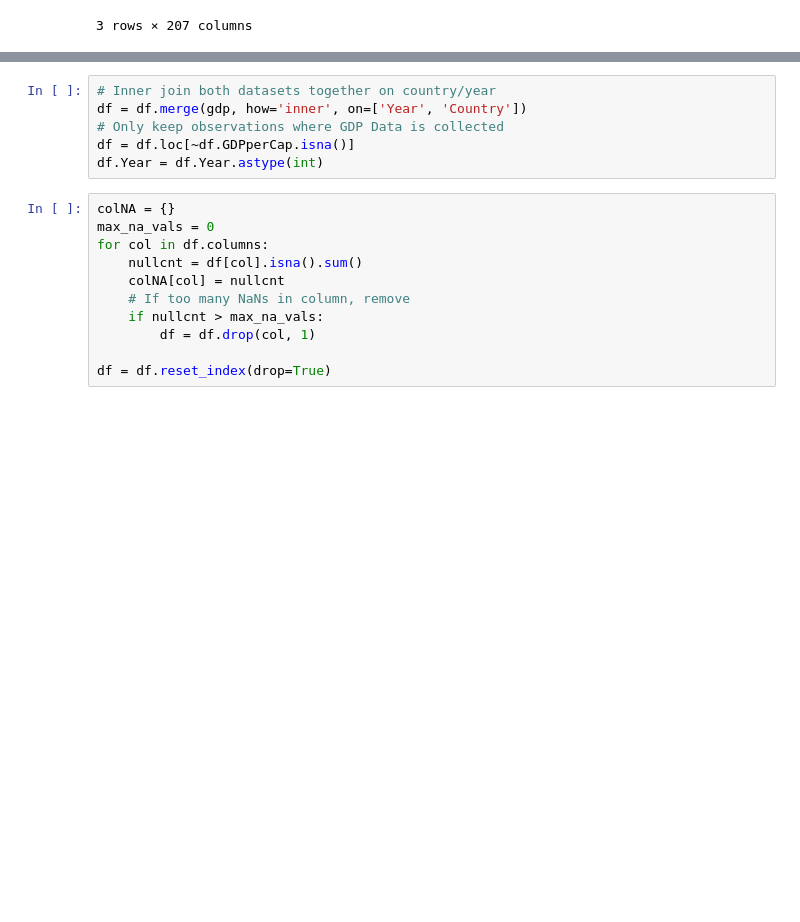
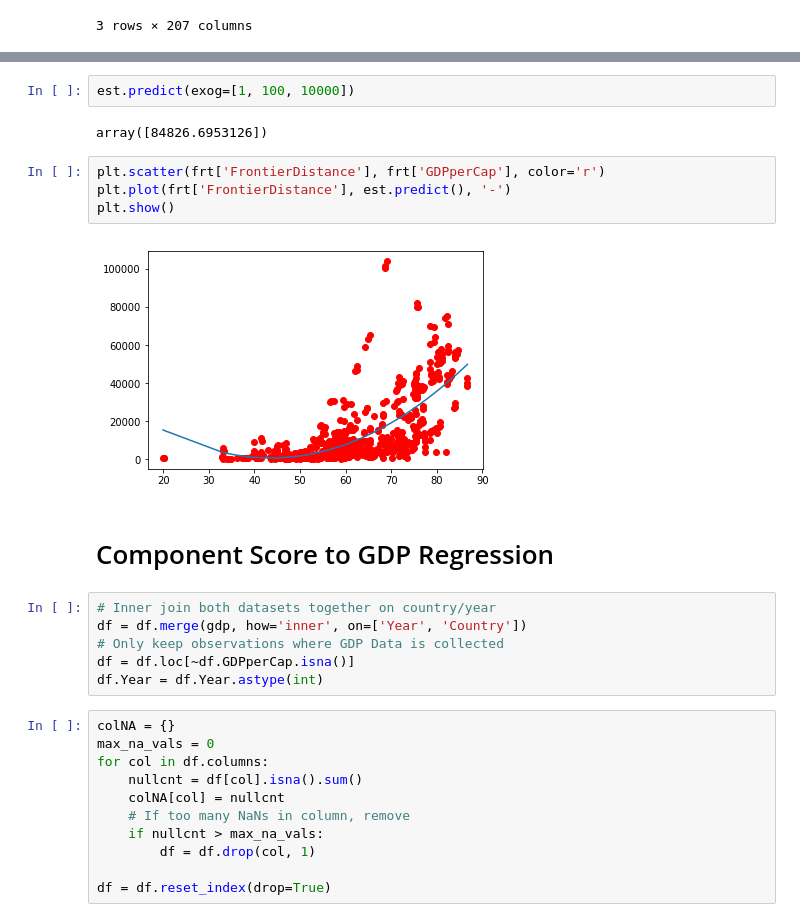
Before and after one commit to VHRanger/GDP-development, a Jupyter notebook: World Bank Development Regression.ipynb, the cells around one changed output, grey strips where cells are left out. Cells and saved outputs as stored; diff of their text form; blank space fills up the shorter version.

```diff
--- a/World Bank Development Regression.ipynb
+++ b/World Bank Development Regression.ipynb
@@ -51,3 +104,15 @@ gdp.head(3)
+# %%
+est.predict(exog=[1, 100, 10000])
+# %% [output]
+array([84826.6953126])
+# %%
+plt.scatter(frt['FrontierDistance'], frt['GDPperCap'], color='r')
+plt.plot(frt['FrontierDistance'], est.predict(), '-')
+plt.show()
+# %% [output]
+[figure, added]
+# %% [markdown]
+# Component Score to GDP Regression
 # %%
 # Inner join both datasets together on country/year
 df = df.merge(gdp, how='inner', on=['Year', 'Country'])
```
Also changed, not shown: parts of 9 cells of this notebook.
